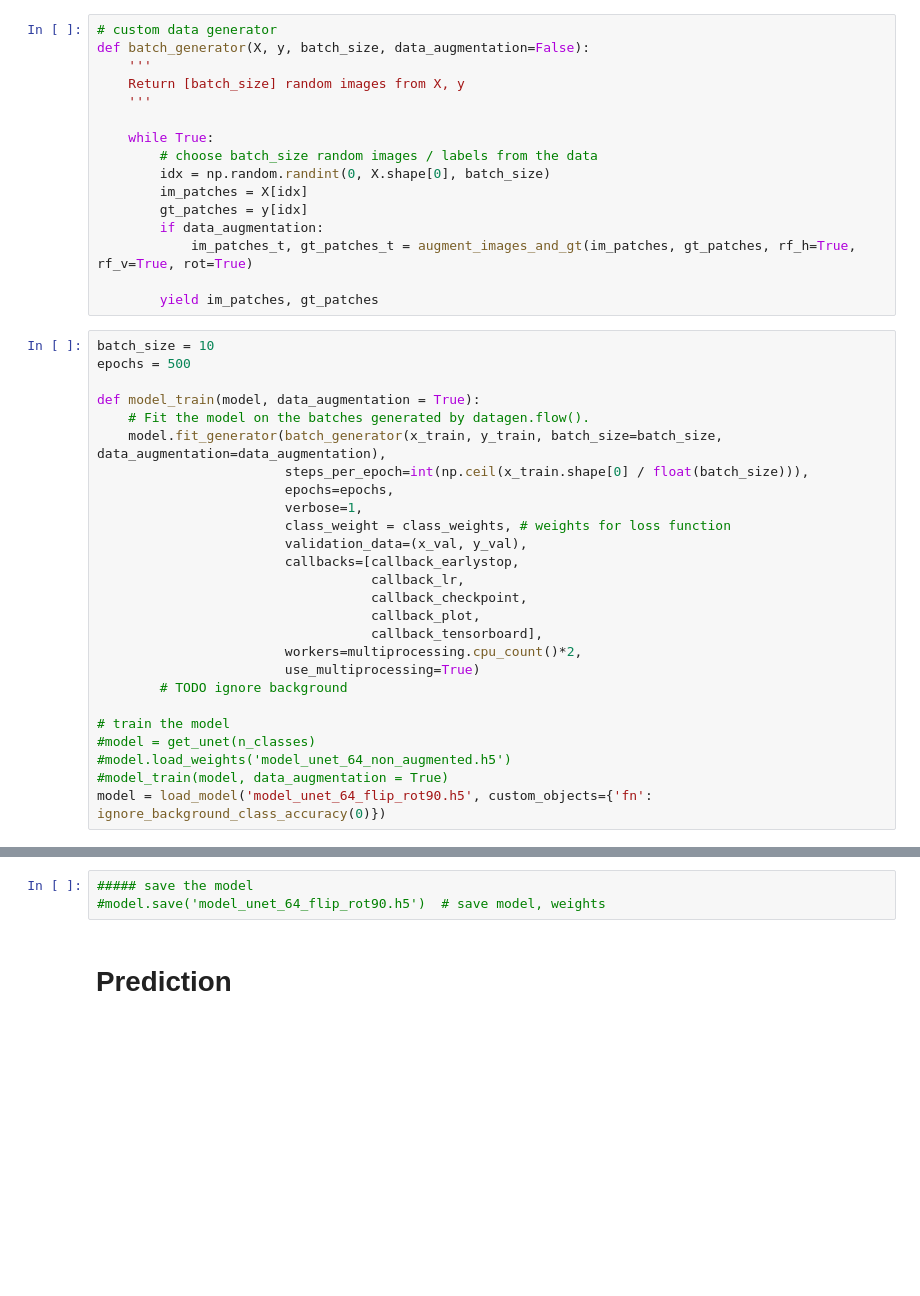
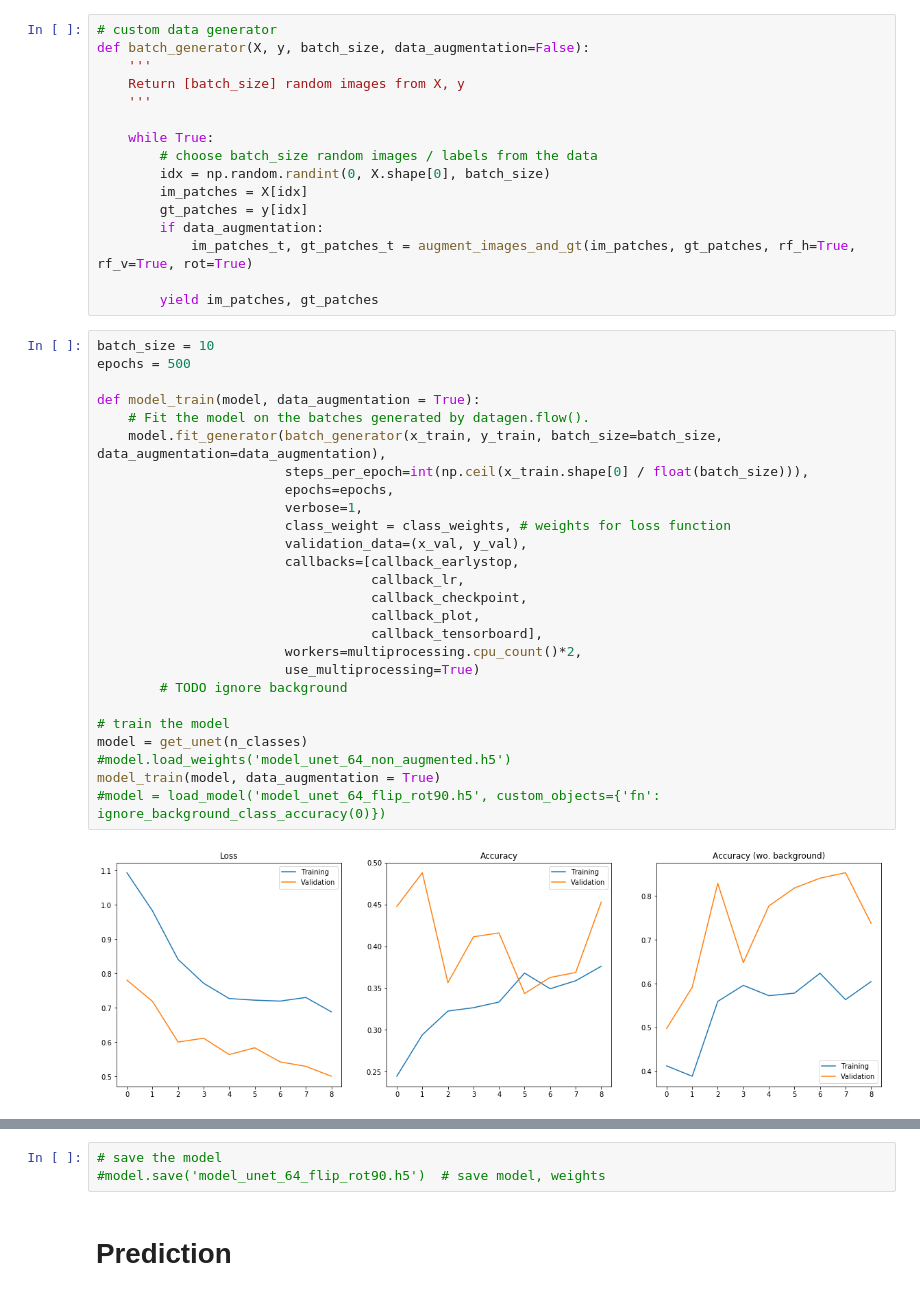
Before and after one commit to CyrilWendl/SIE-Master, a Jupyter notebook: Zurich Land Cover/Zurich Land Cover Classification.ipynb, the cells around one changed output, grey strips where cells are left out. Drawn from its saved outputs; the diff is of its cells as text; blank space fills up the shorter version.

```diff
--- a/Zurich Land Cover/Zurich Land Cover Classification.ipynb
+++ b/Zurich Land Cover/Zurich Land Cover Classification.ipynb
@@ -548,26 +582,28 @@ def batch_generator(X, y, batch_size, data_augmentation=False):
 # %%
 batch_size = 10
 epochs = 500
 
 def model_train(model, data_augmentation = True):
     # Fit the model on the batches generated by datagen.flow().
     model.fit_generator(batch_generator(x_train, y_train, batch_size=batch_size, data_augmentation=data_augmentation),
                         steps_per_epoch=int(np.ceil(x_train.shape[0] / float(batch_size))),
                         epochs=epochs,
                         verbose=1,
                         class_weight = class_weights, # weights for loss function
                         validation_data=(x_val, y_val),
                         callbacks=[callback_earlystop,
                                    callback_lr,
                                    callback_checkpoint,
                                    callback_plot,
                                    callback_tensorboard],
                         workers=multiprocessing.cpu_count()*2,
                         use_multiprocessing=True)
         # TODO ignore background
 
 # train the model
-#model = get_unet(n_classes)
+model = get_unet(n_classes)
 #model.load_weights('model_unet_64_non_augmented.h5')
-#model_train(model, data_augmentation = True)
-model = load_model('model_unet_64_flip_rot90.h5', custom_objects={'fn': ignore_background_class_accuracy(0)})
+model_train(model, data_augmentation = True)
+#model = load_model('model_unet_64_flip_rot90.h5', custom_objects={'fn': ignore_background_class_accuracy(0)})
+# %% [output]
+[figure, added]
@@ -574,5 +612,5 @@ model = load_model('model_unet_64_flip_rot90.h5', custom_objects={'fn': ignore_b
 # %%
-##### save the model
+# save the model
 #model.save('model_unet_64_flip_rot90.h5')  # save model, weights
 # %% [markdown]
 # Prediction
```
Also changed, not shown: parts of 28 cells of this notebook.
